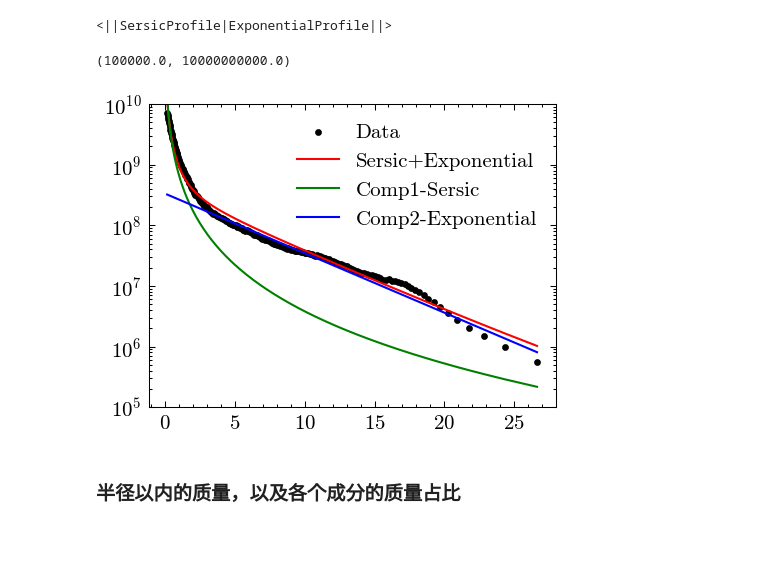
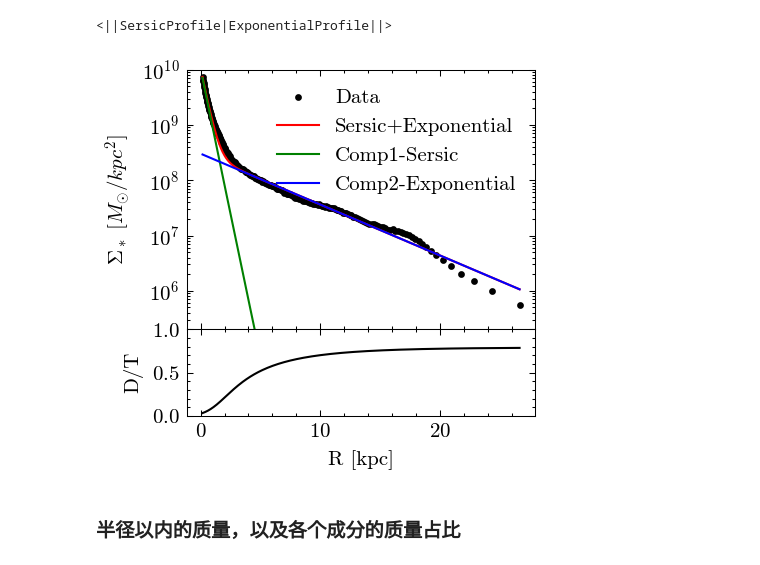
Before and after one commit to wx-ys/gal1d, a Jupyter notebook: example.ipynb, the cells around one changed output. Saved outputs shown, nothing was run; the diff lists cells and outputs as text; code cells hidden in the pictures; blank space fills up the shorter version.

```diff
--- a/example.ipynb
+++ b/example.ipynb
@@ -254,7 +249,7 @@ plt.yscale('log')
 ## 拟合多成分的曲线，用MultiProfiles，add_profile
 # %%
 Ser_Exp = gal1d.MultiProfiles(ndim=2)
-gal1d.SersicProfile.BOUND['n'] = [0,8]
+gal1d.SersicProfile.BOUND['n'] = [0,2]
 Ser_Exp.add_profile(gal1d.SersicProfile)
 Ser_Exp.add_profile(gal1d.ExponentialProfile)
 Ser_Exp.fit(Rstar,denstar,use_analytical_jac=True)
@@ -263,17 +258,24 @@ Ser_Exp
 # %% [output]
 <||SersicProfile|ExponentialProfile||>
 # %%
-plt.figure(dpi=150)
-plt.scatter(Rstar,denstar,label='Data',c='k',s=5)
-plt.plot(Rstar,Ser_Exp(Rstar),label='Sersic+Exponential',c='r')
-plt.plot(Rstar,Ser_Exp['p1'](Rstar),label='Comp1-Sersic',c='g')
-plt.plot(Rstar,Ser_Exp['p2'](Rstar),label='Comp2-Exponential',c='b')
-plt.legend()
-plt.yscale('log')
-plt.ylim(1e5,1e10)
+fig,axis = plt.subplots(2,1,dpi=150,height_ratios=[3,1],sharex=True,figsize=(3,3))
+axis[0].scatter(Rstar,denstar,label='Data',c='k',s=5)
+axis[0].plot(Rstar,Ser_Exp(Rstar),label='Sersic+Exponential',c='r')
+axis[0].plot(Rstar,Ser_Exp['p1'](Rstar),label='Comp1-Sersic',c='g')
+axis[0].plot(Rstar,Ser_Exp['p2'](Rstar),label='Comp2-Exponential',c='b')
+axis[0].set_yscale('log')
+axis[0].set_ylim(2e5,1e10)
+axis[0].legend(loc='upper right')
+
+axis[1].plot(Rstar,Ser_Exp['p2'].enclosed_mass(Rstar)/Ser_Exp.enclosed_mass(Rstar),c='k')
+fig.subplots_adjust(hspace=0)
+axis[1].set_ylim(0,1)
+axis[1].set_xlabel('R [kpc]')
+axis[0].set_ylabel('$\Sigma_*\ [M_{\odot}/kpc^{2}]$')
+axis[1].set_ylabel('D/T')
+plt.savefig('Surfacecompfit.png',bbox_inches='tight')
 # %% [output]
-(100000.0, 10000000000.0)
-[figure, old version]
+[figure, new version]
 # %% [markdown]
 ### 半径以内的质量，以及各个成分的质量占比
 # %%
```
Also changed, not shown: parts of 28 cells of this notebook, 5 other files.
